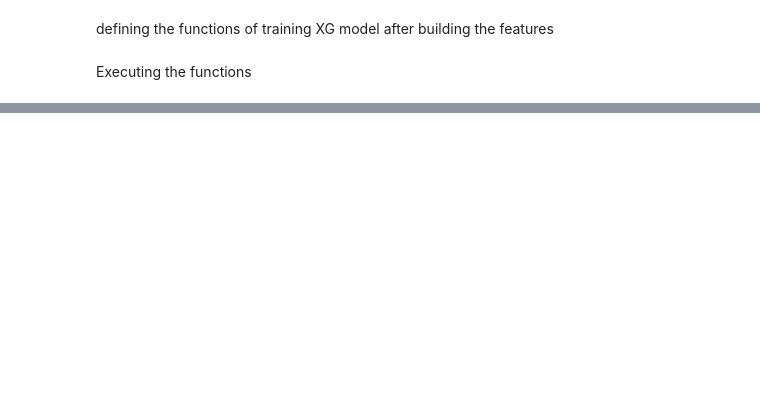
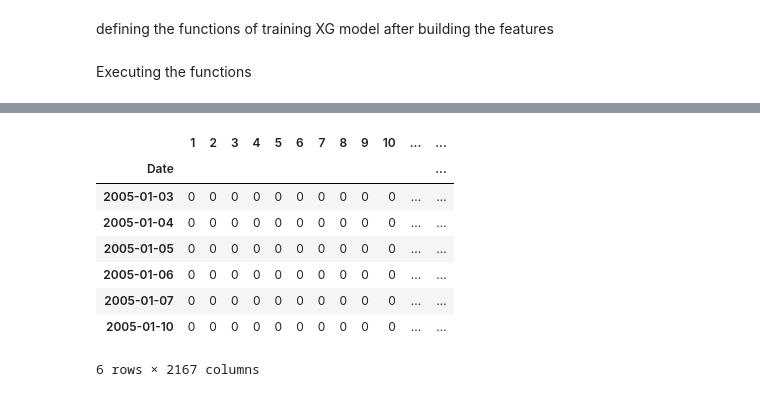
Before and after one commit to SambhavSinghAditya/TradingModel, a Jupyter notebook: model-1-clean.ipynb, the cells around one changed output, grey strips where cells are left out. Cells and saved outputs as stored; diff of their text form; code cells hidden in the pictures; blank space fills up the shorter version.

```diff
--- a/model-1-clean.ipynb
+++ b/model-1-clean.ipynb
@@ -461,0 +429,12 @@ features[macd].head(1000)
+# %%
+universe["2005-01-03":"2005-01-10"]
+# %% [output]
+|  | 1 | 2 | 3 | 4 | 5 | 6 | 7 | 8 | 9 | 10 | ... | ... |
+| Date |  |  |  |  |  |  |  |  |  |  |  | ... |
+| 2005-01-03 | 0 | 0 | 0 | 0 | 0 | 0 | 0 | 0 | 0 | 0 | ... | ... |
+| 2005-01-04 | 0 | 0 | 0 | 0 | 0 | 0 | 0 | 0 | 0 | 0 | ... | ... |
+| 2005-01-05 | 0 | 0 | 0 | 0 | 0 | 0 | 0 | 0 | 0 | 0 | ... | ... |
+| 2005-01-06 | 0 | 0 | 0 | 0 | 0 | 0 | 0 | 0 | 0 | 0 | ... | ... |
+| 2005-01-07 | 0 | 0 | 0 | 0 | 0 | 0 | 0 | 0 | 0 | 0 | ... | ... |
+| 2005-01-10 | 0 | 0 | 0 | 0 | 0 | 0 | 0 | 0 | 0 | 0 | ... | ... |
+6 rows × 2167 columns
```
Also changed, not shown: parts of 5 cells of this notebook, 3 other files.
